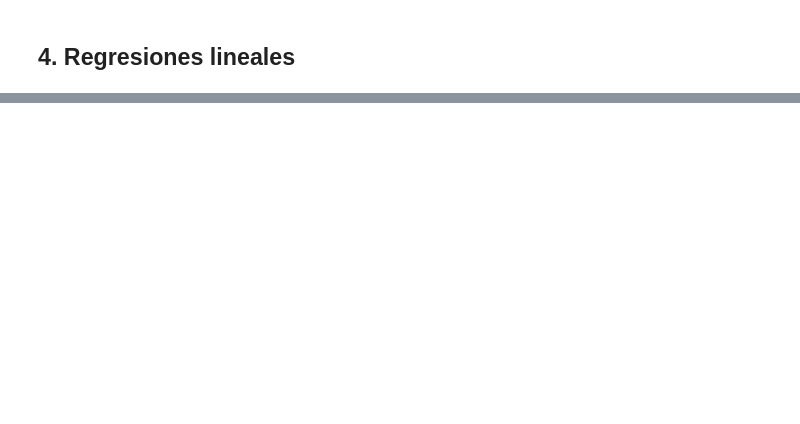
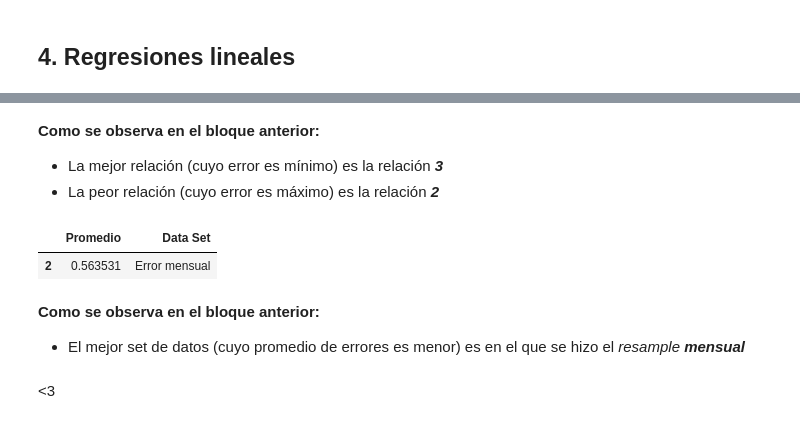
Before and after one commit to Vendetta0462/TareaFinalHC, a Jupyter notebook: code/Tarea_Final_HC.ipynb, the cells around one changed output, grey strips where cells are left out. Cells and saved outputs as stored; diff of their text form; code cells hidden in the pictures; blank space fills up the shorter version.

```diff
--- a/code/Tarea_Final_HC.ipynb
+++ b/code/Tarea_Final_HC.ipynb
@@ -159,0 +208,21 @@ data_mensual
+# %% [markdown]
+**Como se observa en el bloque anterior:**
+- La mejor relación (cuyo error es mínimo) es la relación ***3***
+- La peor relación (cuyo error es máximo) es la relación ***2***
+# %%
+#Se realiza el promedio de los errores de cada relación en cada set de datos para encontrar
+#el set que tenga el menor promedio de error
+mejorSet = pd.DataFrame([[Error_original["Valor"].mean(), "Error original"],
+                         [Error_diario["Valor"].mean(), "Error diario"],
+                         [Error_mensual["Valor"].mean(), "Error mensual"]],
+                       columns=["Promedio", "Data Set"])
+mejorSet = mejorSet[mejorSet["Promedio"] == mejorSet["Promedio"].min()]
+mejorSet
+# %% [output]
+|  | Promedio | Data Set |
+| 2 | 0.563531 | Error mensual |
+# %% [markdown]
+**Como se observa en el bloque anterior:**
+- El mejor set de datos (cuyo promedio de errores es menor) es en el que se hizo el *resample* ***mensual***
+# %% [markdown]
+<3
```
Also changed, not shown: parts of 13 cells of this notebook.
